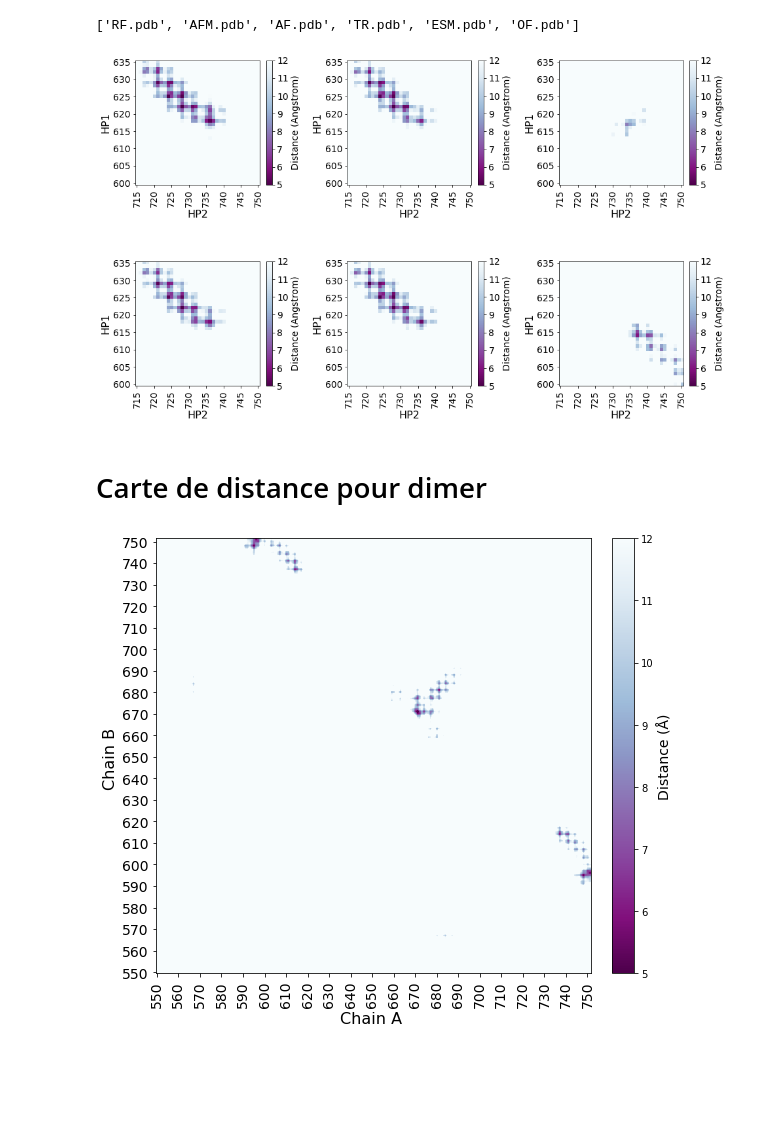
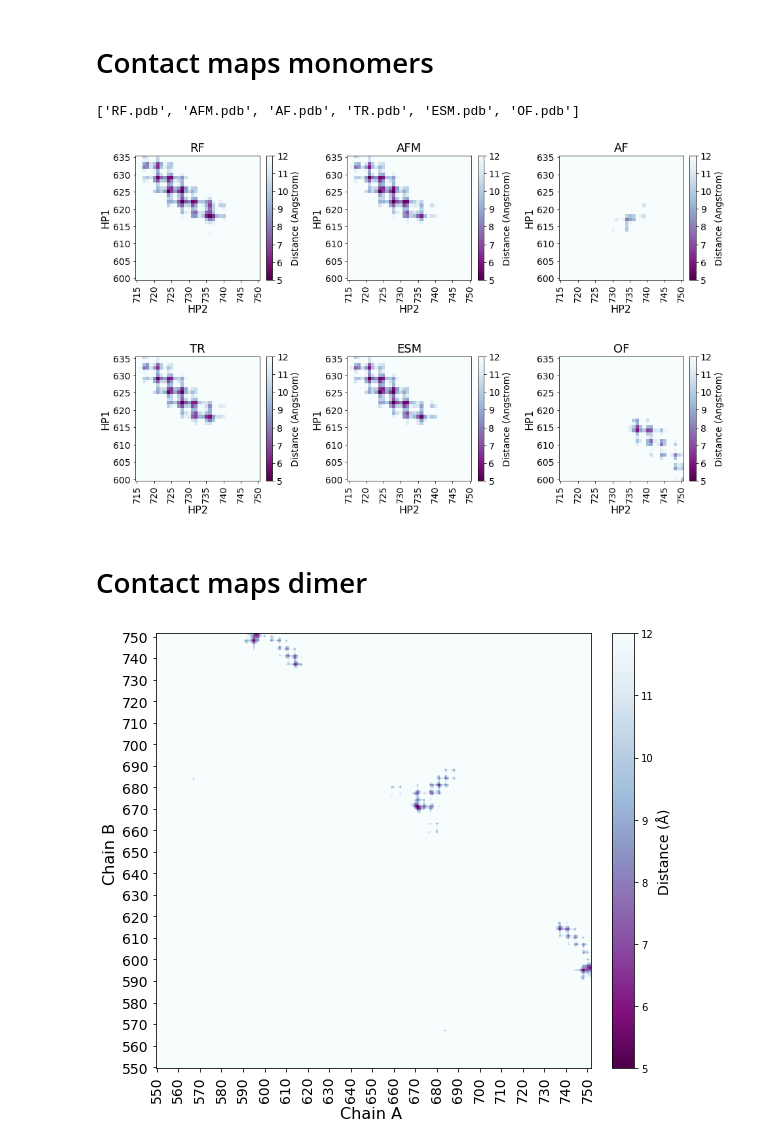
Before and after one commit to Jouffluu/Molecular-modelling-MCTP, a Jupyter notebook: Notebook/contact-map-pdb.ipynb, the cells around one changed output. Cells and saved outputs as stored; diff of their text form; code cells hidden in the pictures; blank space fills up the shorter version.

```diff
--- a/Notebook/contact-map-pdb.ipynb
+++ b/Notebook/contact-map-pdb.ipynb
@@ -11,6 +29,11 @@ from mpl_toolkits.axes_grid1.inset_locator import inset_axes
+# %%
+Path_monomers = "Data/Models/Monomers"
+Path_dimers = "Data/Models/Dimers"
+# %% [markdown]
+# Contact maps monomers
 # %%
 # Get a list of all .pdb files in the directory
-models_dir = os.chdir("/Data/Models/Monomere/")
+models_dir = os.chdir(Path_monomers)
 models = [f for f in os.listdir(models_dir) if f.endswith('.pdb')]
 models
 # %% [output]
@@ -34,36 +57,37 @@ for ax, model in zip(axs.flat, models):
     vmin = 5
     vmax = 12
 
     im = ax.imshow(dist_arr, cmap=cmap, vmin=vmin, vmax=vmax, origin='lower')
 
     tick_interval = 5
     ax.set_yticks(np.arange(n_HP1)[::tick_interval])
     ax.set_xticks(np.arange(n_HP2)[::tick_interval])
     ax.set_yticklabels(HP1_bb.resids[::tick_interval], fontsize=14)
     ax.set_xticklabels(HP2_bb.resids[::tick_interval], fontsize=14, rotation=90)
     ax.set_ylabel('HP1', fontsize=16)
     ax.set_xlabel('HP2', fontsize=16)
+    ax.set_title(model.split('/')[-1].split('.')[0], fontsize=18)
 
     axins = inset_axes(ax,
                     width="5%",  # width = 5% of parent_bbox width
                     height="100%",  # height : 100%
                     loc='lower left',
                     bbox_to_anchor=(1.05, 0., 1, 1),
                     bbox_transform=ax.transAxes,
                     borderpad=0,
                     )
     cbar = fig.colorbar(im, cax=axins)
     cbar.set_ticks(np.arange(5, 13, 1))
     cbar.set_label('Distance (Angstrom)', fontsize=14)
     cbar.ax.tick_params(labelsize=14)
 
 
 plt.subplots_adjust(wspace=0.7, hspace=0.3)
 plt.savefig("all_models.png", format='png', dpi=300, transparent=True)
 # %% [output]
-[figure, old version]
+[figure, new version]
 # %% [markdown]
-# Carte de distance pour dimer
+# Contact maps dimer
 # %%
 
 # Load the trajectory and topology files
```
Also changed, not shown: parts of 6 cells of this notebook.
